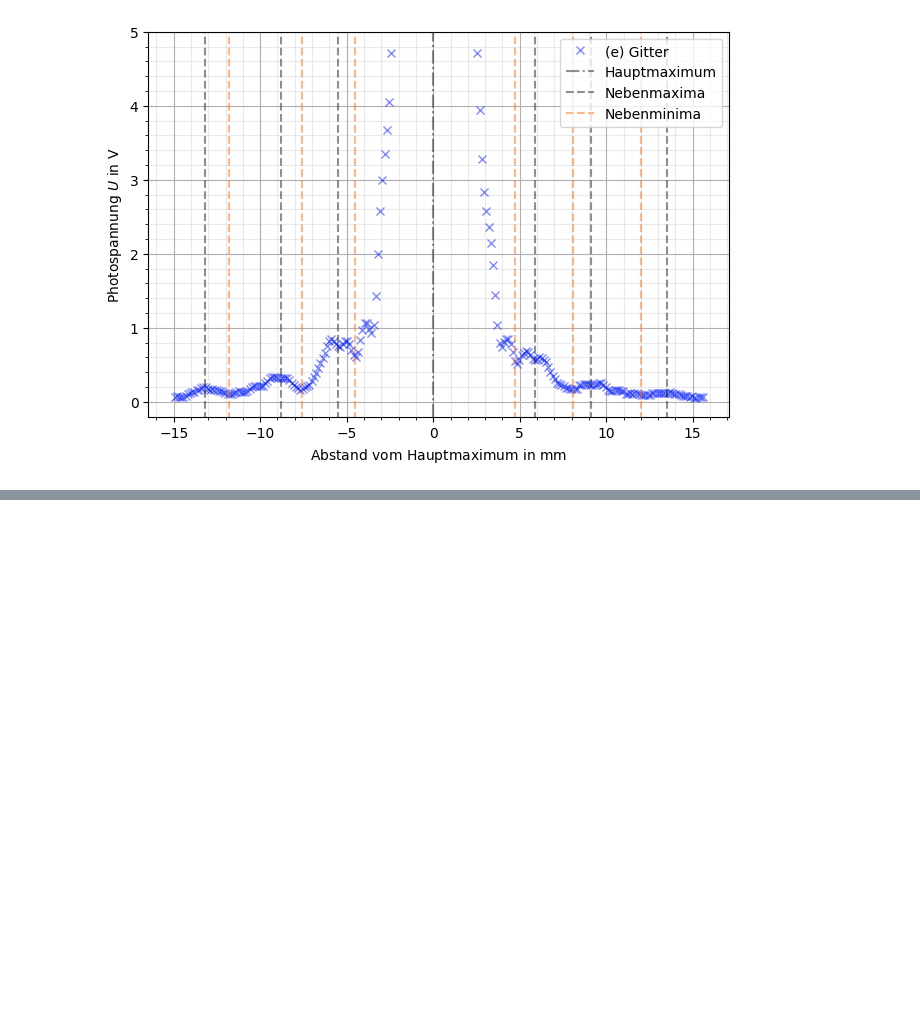
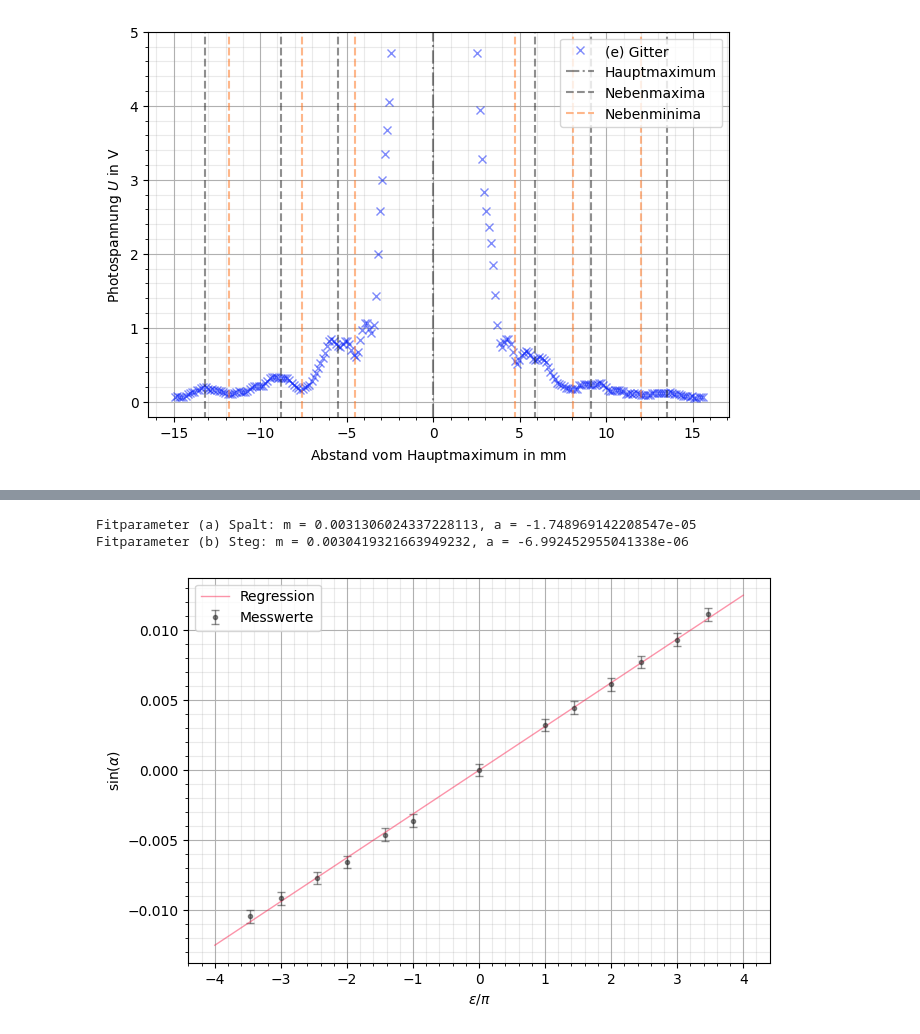
Before and after one commit to CVC97/ExPhy-III-Praktikum, a Jupyter notebook: 24_BILSL/24_BILSL.ipynb, the cells around one changed output, grey strips where cells are left out. Drawn from its saved outputs; the diff is of its cells as text; code cells hidden in the pictures; blank space fills up the shorter version.

```diff
--- a/24_BILSL/24_BILSL.ipynb
+++ b/24_BILSL/24_BILSL.ipynb
@@ -379,0 +435,45 @@ gitter_sin_alpha_array = [f_sin_alpha(x) for x in gitter_ext_array]
+# %%
+# Curve-Fit
+def lin_reg(x, m, a):
+    return m * x + a
+
+
+# Optimierung (a) Spalt
+a_spalt_x = np.linspace(-4, 4, 100)
+a_spalt_y = [a_spalt_sin_alpha_array[i][0] for i in range(len(a_spalt_sin_alpha_array))]
+a_spalt_y_err = [a_spalt_sin_alpha_array[i][1] for i in range(len(a_spalt_sin_alpha_array))]
+
+popt_a_spalt, pcov_a_spalt = curve_fit(lin_reg, a_spalt_eps_pi_array, a_spalt_y)
+print(f"Fitparameter (a) Spalt: m = {popt_a_spalt[0]}, a = {popt_a_spalt[1]}")
+
+
+# Optimierung (b) Steg
+b_steg_x = np.linspace(-4, 4, 100)
+b_steg_y = [b_steg_sin_alpha_array[i][0] for i in range(len(b_steg_sin_alpha_array))]
+b_steg_y_err = [b_steg_sin_alpha_array[i][1] for i in range(len(b_steg_sin_alpha_array))]
+
+popt_b_steg, pcov_b_steg = curve_fit(lin_reg, b_steg_eps_pi_array, b_steg_y)
+print(f"Fitparameter (b) Steg: m = {popt_b_steg[0]}, a = {popt_b_steg[1]}")
+# %% [output]
+Fitparameter (a) Spalt: m = 0.0031306024337228113, a = -1.748969142208547e-05
+Fitparameter (b) Steg: m = 0.0030419321663949232, a = -6.992452955041338e-06
+# %%
+# (a) Spalt
+
+fig, ax = plt.subplots(figsize=(7.5,5))
+ax.set_xlabel(r'$\epsilon/\pi$')
+ax.set_ylabel(r'sin($\alpha$)')
+ax.grid()
+ax.grid(which='minor', color = '#999999', alpha = 0.2, linestyle = '-')
+ax.minorticks_on()
+
+ax.errorbar(a_spalt_eps_pi_array, a_spalt_y, yerr = a_spalt_y_err, fmt = '.', color = '#212121', alpha = 0.5, linewidth = 1, ecolor = '#212121', capsize = 3, label = 'Messwerte')
+ax.plot(a_spalt_x, lin_reg(a_spalt_x, *popt_a_spalt), color = 'xkcd:red pink', alpha = 0.5, linewidth = 1, label = 'Regression')
+
+ax.legend()
+ax.legend(loc = "upper left")
+
+plt.savefig('./V24_a_Spalt.pgf', facecolor = 'white', bbox_inches='tight')
+plt.show()
+# %% [output]
+[figure, added]
```
Also changed, not shown: parts of 10 cells of this notebook.
